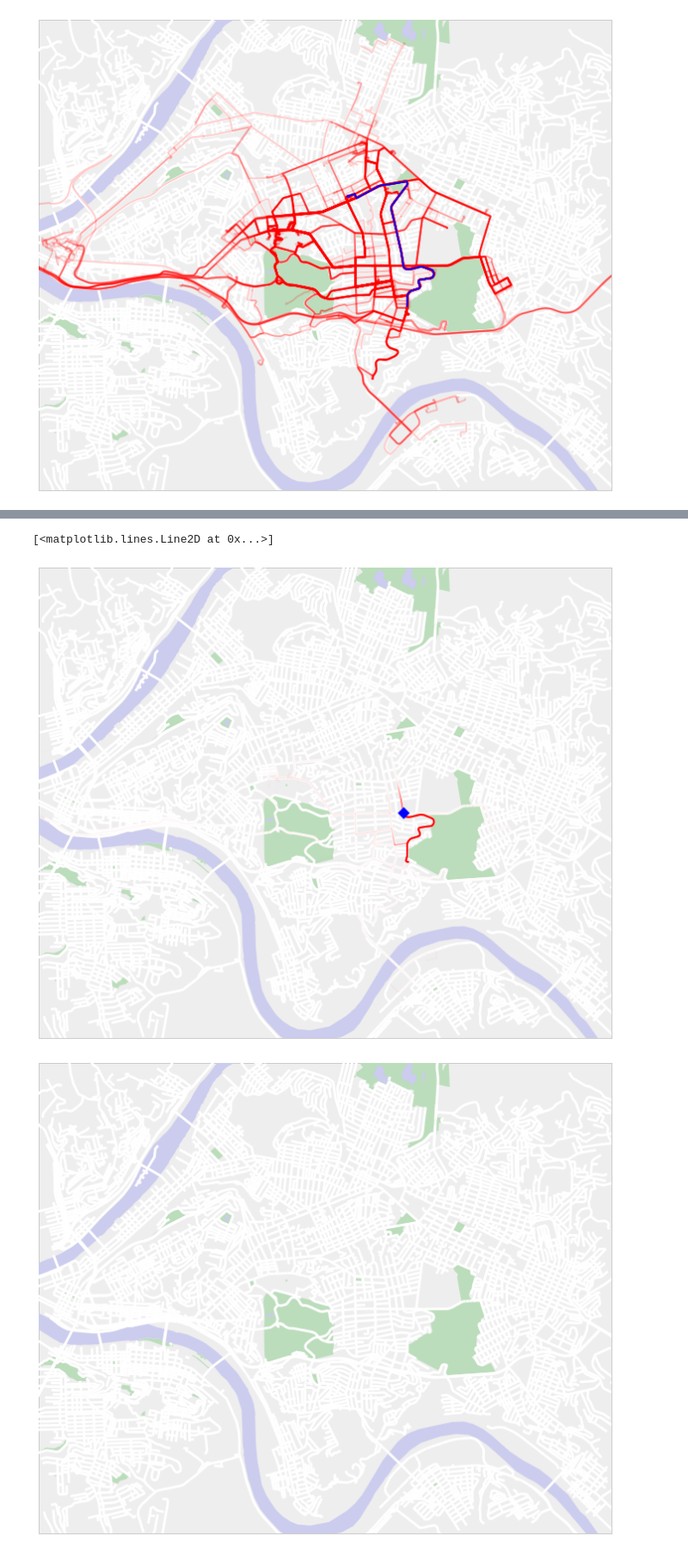
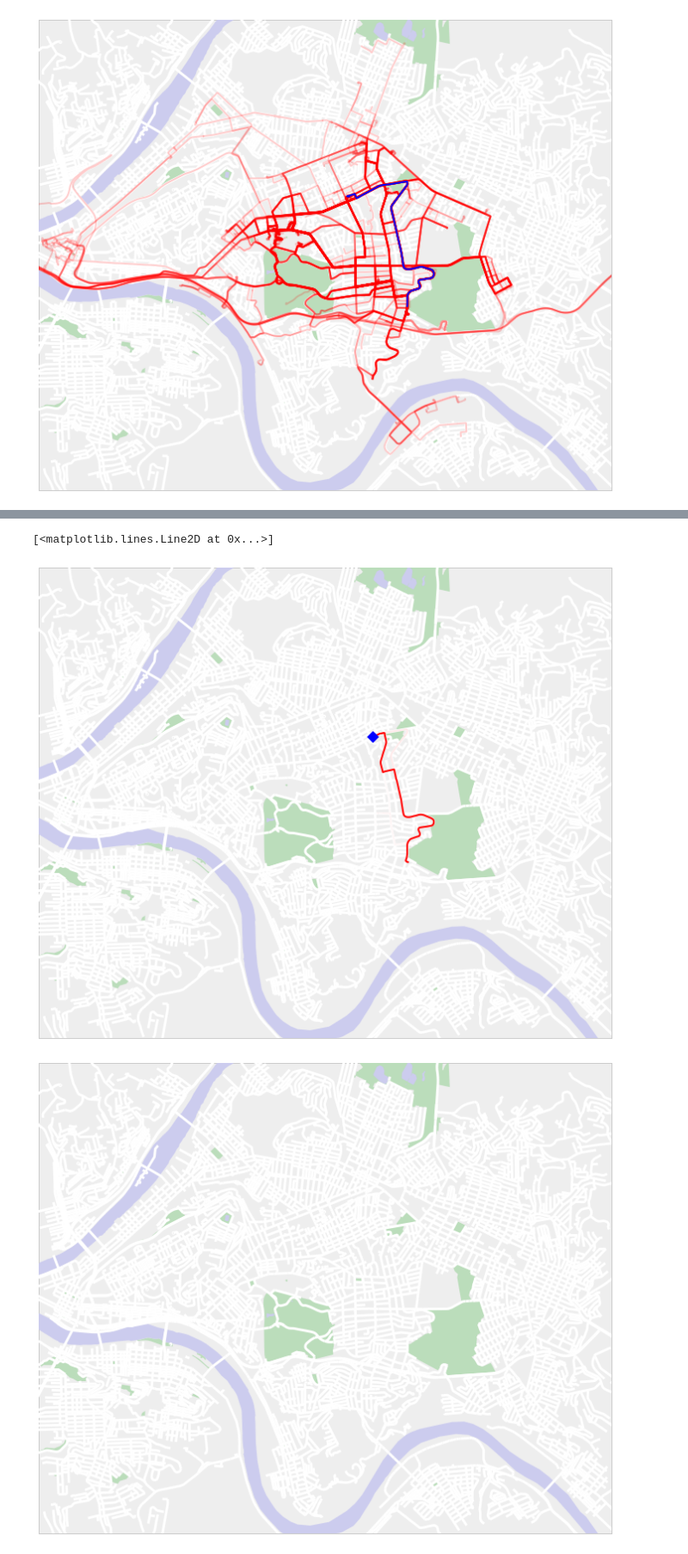
Before and after one commit to astyler/scratch, a Jupyter notebook: Prediction animation.ipynb, the cells around one changed output, grey strips where cells are left out. Shown at 86% size. Cells and saved outputs as stored; diff of their text form; code cells hidden in the pictures.

```diff
--- a/Prediction animation.ipynb
+++ b/Prediction animation.ipynb
@@ -105,5 +105,5 @@ test.head()
 | 4 | 40.450819 | -79.929663 | 247.819220 | 2.70 | 2.74 | 3.169773 | -3.373287 | -5999.9652 | ... |
 # %%
 features = ['Latitude', 'Longitude', 'Heading', 'Speed', 'Acceleration', 'Power', 'TotalEnergyUsed']
-feature_weights =  [1,1,1e3,0,0,0,0]
+feature_weights =  [1,1,1e1,0,0,0,0]
 ep = ensemblepredictor.EnsemblePredictor(training, features=features, feature_weights=feature_weights)
@@ -109,0 +114,5 @@ ep = ensemblepredictor.EnsemblePredictor(training, features=features, feature_we
+# %%
+x=np.arange(1,50,0.1)
+m=25
+sigma=5.0
+plt.plot(x, [math.exp(-(xv-m)**2/(2*sigma)) for xv in x])
@@ -110,21 +122,25 @@ ep = ensemblepredictor.EnsemblePredictor(training, features=features, feature_we
+# %%
+def norm(dist, sigma):
+    return math.exp(-(dist)**2/(2*sigma))
 # %%
-index = 400
-results = [(1.0/r[0],r[1]) for r in ep.predict(test.iloc[index])]
+index = 100
+results = [(norm(r[0], 1e-4),r[1]) for r in ep.predict(test.iloc[index])]
 best_weight = max(results)[0]
 results = [(w/best_weight, i) for (w,i) in results]
 
 fig = plt.figure(figsize=(12,12))
 ax = fig.add_subplot(111)
 mymap.draw_map(ax, map_fill='#eeeeee')
 
 for (r, trip) in zip(results, training):
     idx = r[1]
     ax.plot(trip.x.iloc[idx:], trip.y.iloc[idx:], lw=2, alpha=r[0], c='red', zorder=99)
+    #ax.plot(trip.x.iloc[idx], trip.y.iloc[idx], 'gD', alpha=1, markersize=20*r[0], zorder=100)
 
 ax.plot(test.x.iloc[index], test.y.iloc[index], 'bD', markersize=10, zorder=101)
 # %% [output]
 [<matplotlib.lines.Line2D at 0x...>]
-[figure, old version]
+[figure, new version]
 # %%
 fig = plt.figure(figsize=(12,12))
 ax = fig.add_subplot(111)
```
Also changed, not shown: parts of 4 cells of this notebook, 3 other files.
